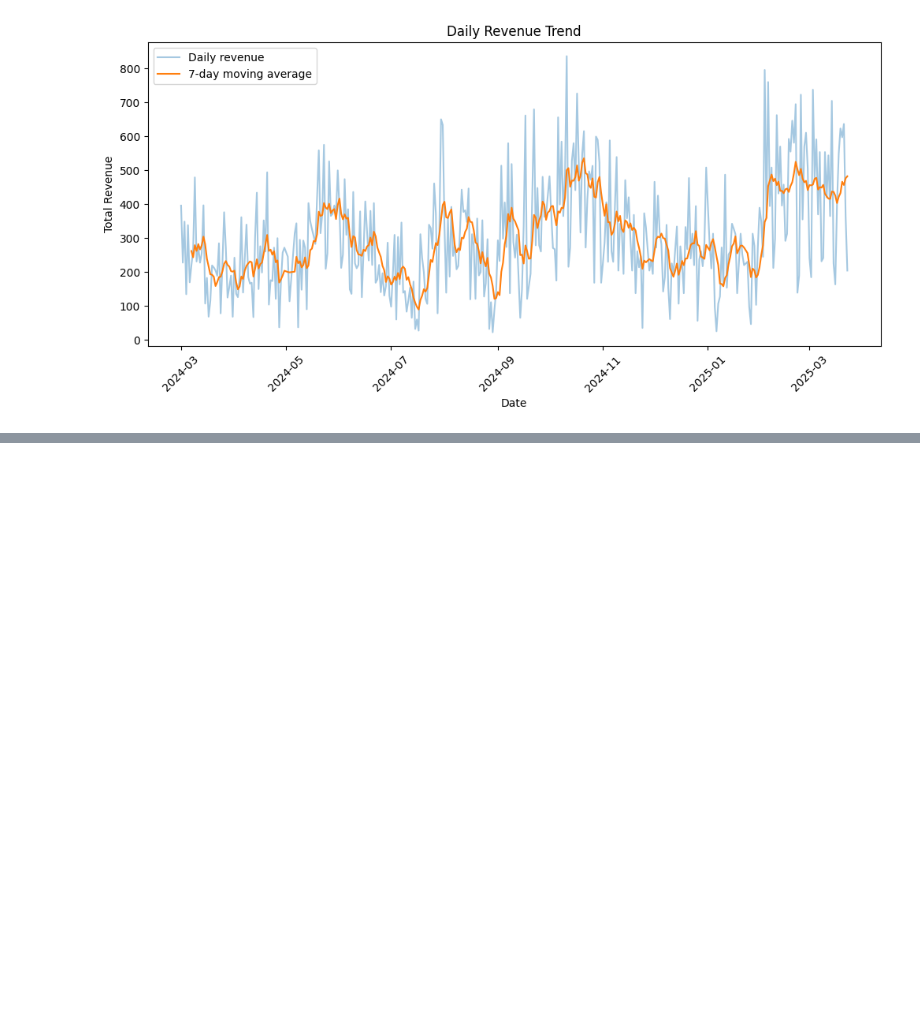
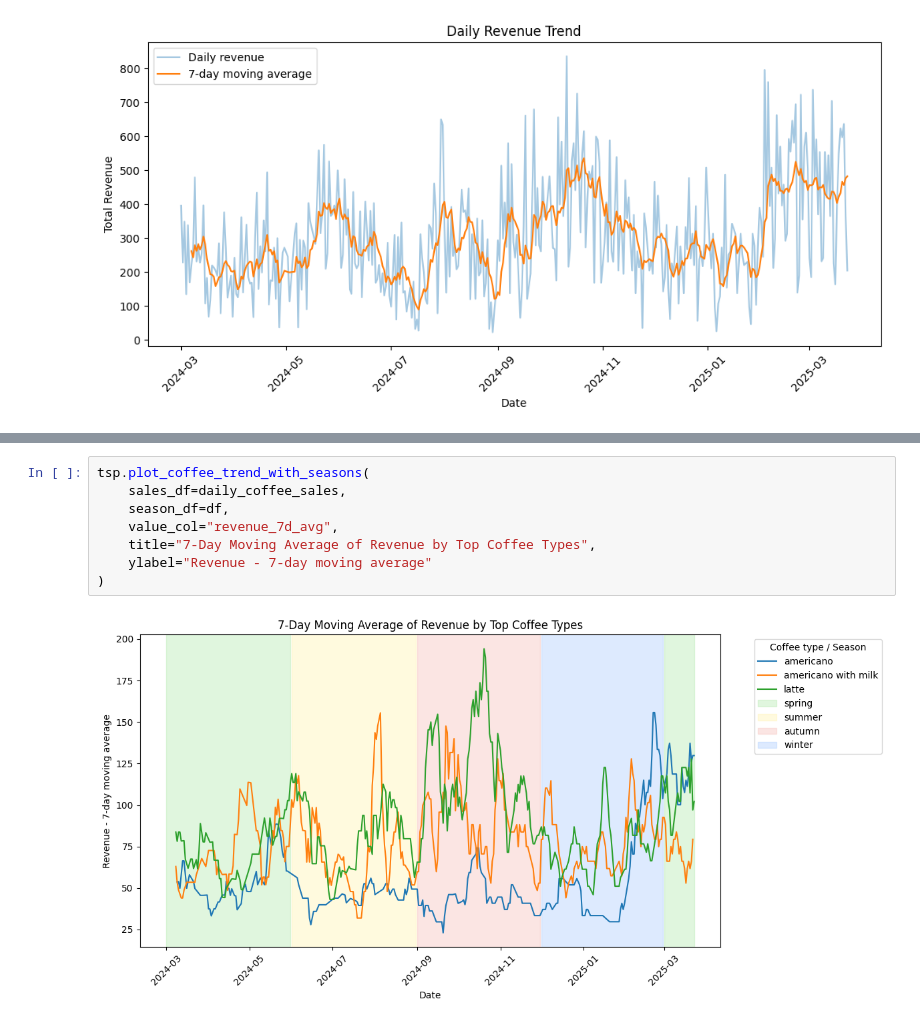
Before and after one commit to carolb146/coffee-sales-case, a Jupyter notebook: exploration/02_exploratory_data_analysis.ipynb, the cells around one changed output, grey strips where cells are left out. Saved outputs shown, nothing was run; the diff lists cells and outputs as text; blank space fills up the shorter version.

```diff
--- a/exploration/02_exploratory_data_analysis.ipynb
+++ b/exploration/02_exploratory_data_analysis.ipynb
@@ -125,0 +311,10 @@ plt.show()
+# %%
+tsp.plot_coffee_trend_with_seasons(
+    sales_df=daily_coffee_sales,
+    season_df=df,
+    value_col="revenue_7d_avg",
+    title="7-Day Moving Average of Revenue by Top Coffee Types",
+    ylabel="Revenue - 7-day moving average"
+)
+# %% [output]
+[figure, added]
```
Also changed, not shown: parts of 37 cells of this notebook, 4 other files.
